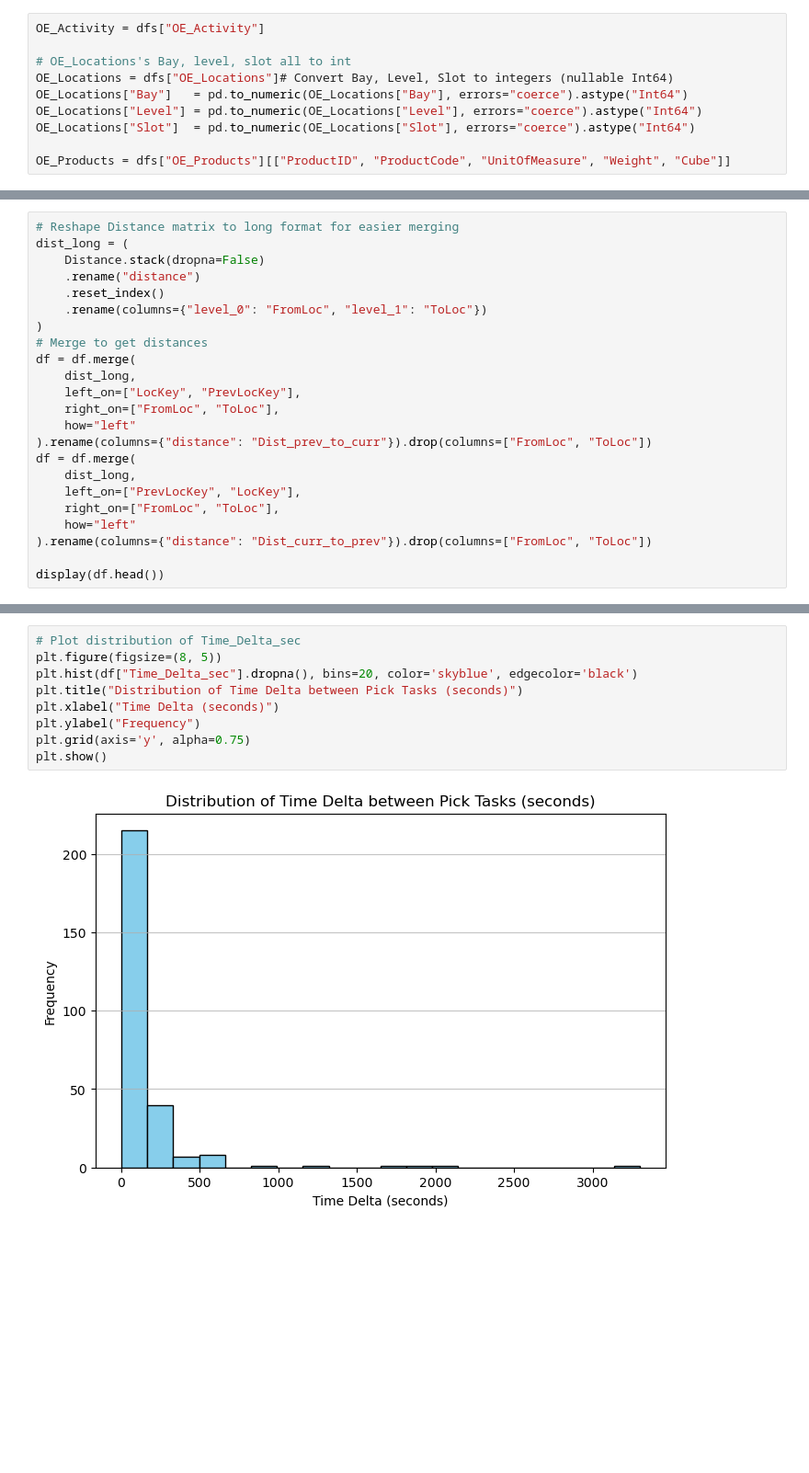
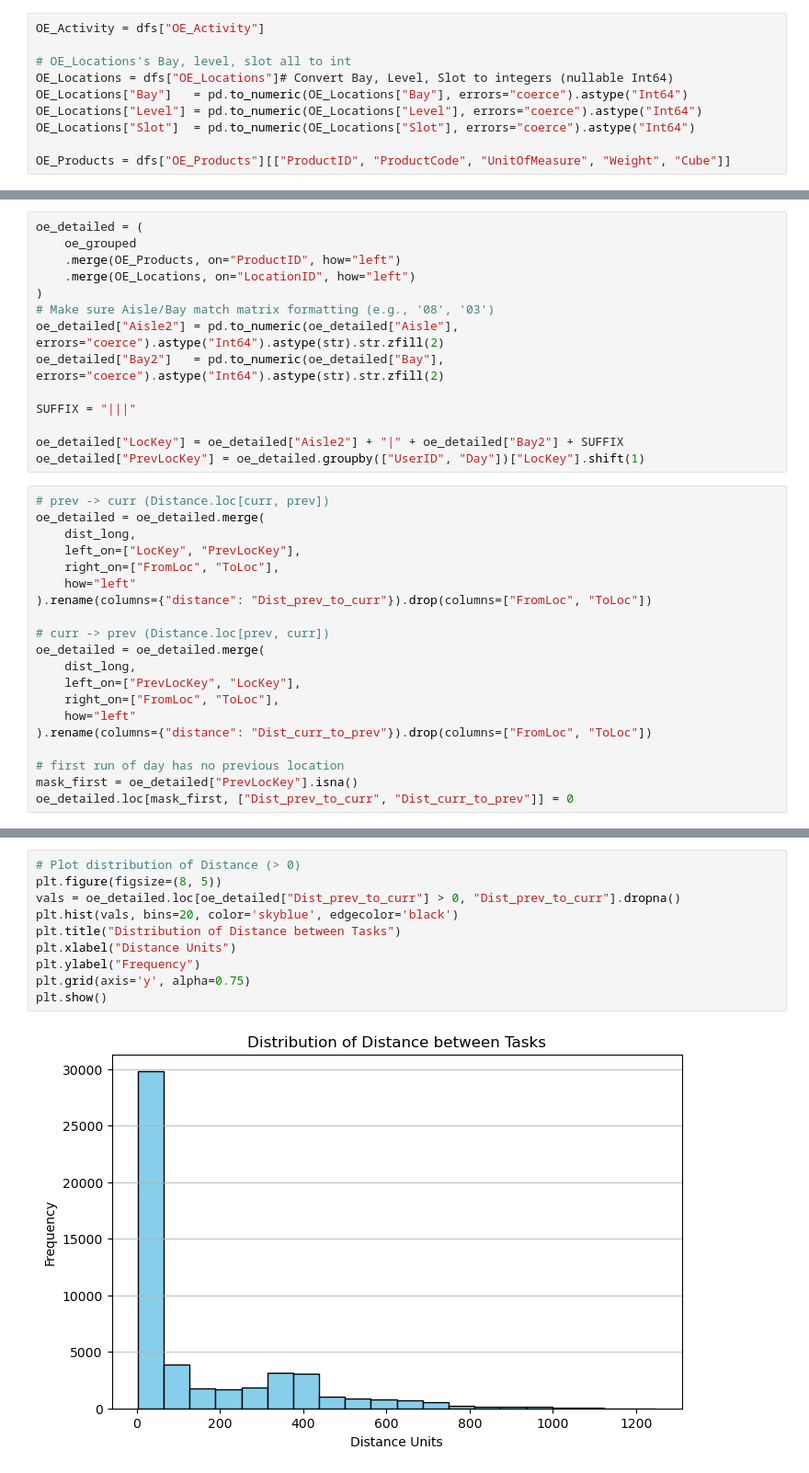
Before and after one commit to JiashenWangg/Lucas_Systems_Capstone_Project, a Jupyter notebook: EDA_Jiashen/eda_OE.ipynb, the cells around one changed output, grey strips where cells are left out. Shown at 92% size. Drawn from its saved outputs; the diff is of its cells as text; blank space fills up the shorter version.

```diff
--- a/EDA_Jiashen/eda_OE.ipynb
+++ b/EDA_Jiashen/eda_OE.ipynb
@@ -209,23 +189,34 @@ df["PrevLocKey"] = df["LocKey"].shift(1)
+# %%
+oe_detailed = (
+    oe_grouped
+    .merge(OE_Products, on="ProductID", how="left")
+    .merge(OE_Locations, on="LocationID", how="left")
+)
+# Make sure Aisle/Bay match matrix formatting (e.g., '08', '03')
+oe_detailed["Aisle2"] = pd.to_numeric(oe_detailed["Aisle"], errors="coerce").astype("Int64").astype(str).str.zfill(2)
+oe_detailed["Bay2"]   = pd.to_numeric(oe_detailed["Bay"],   errors="coerce").astype("Int64").astype(str).str.zfill(2)
+
+SUFFIX = "|||"
+
+oe_detailed["LocKey"] = oe_detailed["Aisle2"] + "|" + oe_detailed["Bay2"] + SUFFIX
+oe_detailed["PrevLocKey"] = oe_detailed.groupby(["UserID", "Day"])["LocKey"].shift(1)
 # %%
-# Reshape Distance matrix to long format for easier merging
-dist_long = (
-    Distance.stack(dropna=False)
-    .rename("distance")
-    .reset_index()
-    .rename(columns={"level_0": "FromLoc", "level_1": "ToLoc"})
-)
-# Merge to get distances
-df = df.merge(
+# prev -> curr (Distance.loc[curr, prev])
+oe_detailed = oe_detailed.merge(
     dist_long,
     left_on=["LocKey", "PrevLocKey"],
     right_on=["FromLoc", "ToLoc"],
     how="left"
 ).rename(columns={"distance": "Dist_prev_to_curr"}).drop(columns=["FromLoc", "ToLoc"])
-df = df.merge(
+
+# curr -> prev (Distance.loc[prev, curr])
+oe_detailed = oe_detailed.merge(
     dist_long,
     left_on=["PrevLocKey", "LocKey"],
     right_on=["FromLoc", "ToLoc"],
     how="left"
 ).rename(columns={"distance": "Dist_curr_to_prev"}).drop(columns=["FromLoc", "ToLoc"])
 
-display(df.head())
+# first run of day has no previous location
+mask_first = oe_detailed["PrevLocKey"].isna()
+oe_detailed.loc[mask_first, ["Dist_prev_to_curr", "Dist_curr_to_prev"]] = 0
@@ -271,11 +259,12 @@ Average Distance travelled: 400.12 units
 # %%
-# Plot distribution of Time_Delta_sec
+# Plot distribution of Distance (> 0)
 plt.figure(figsize=(8, 5))
-plt.hist(df["Time_Delta_sec"].dropna(), bins=20, color='skyblue', edgecolor='black')
-plt.title("Distribution of Time Delta between Pick Tasks (seconds)")
-plt.xlabel("Time Delta (seconds)")
+vals = oe_detailed.loc[oe_detailed["Dist_prev_to_curr"] > 0, "Dist_prev_to_curr"].dropna()
+plt.hist(vals, bins=20, color='skyblue', edgecolor='black')
+plt.title("Distribution of Distance between Tasks")
+plt.xlabel("Distance Units")
 plt.ylabel("Frequency")
 plt.grid(axis='y', alpha=0.75)
 plt.show()
 # %% [output]
-[figure, old version]
+[figure, new version]
```
Also changed, not shown: parts of 27 cells of this notebook, 1 other file.
